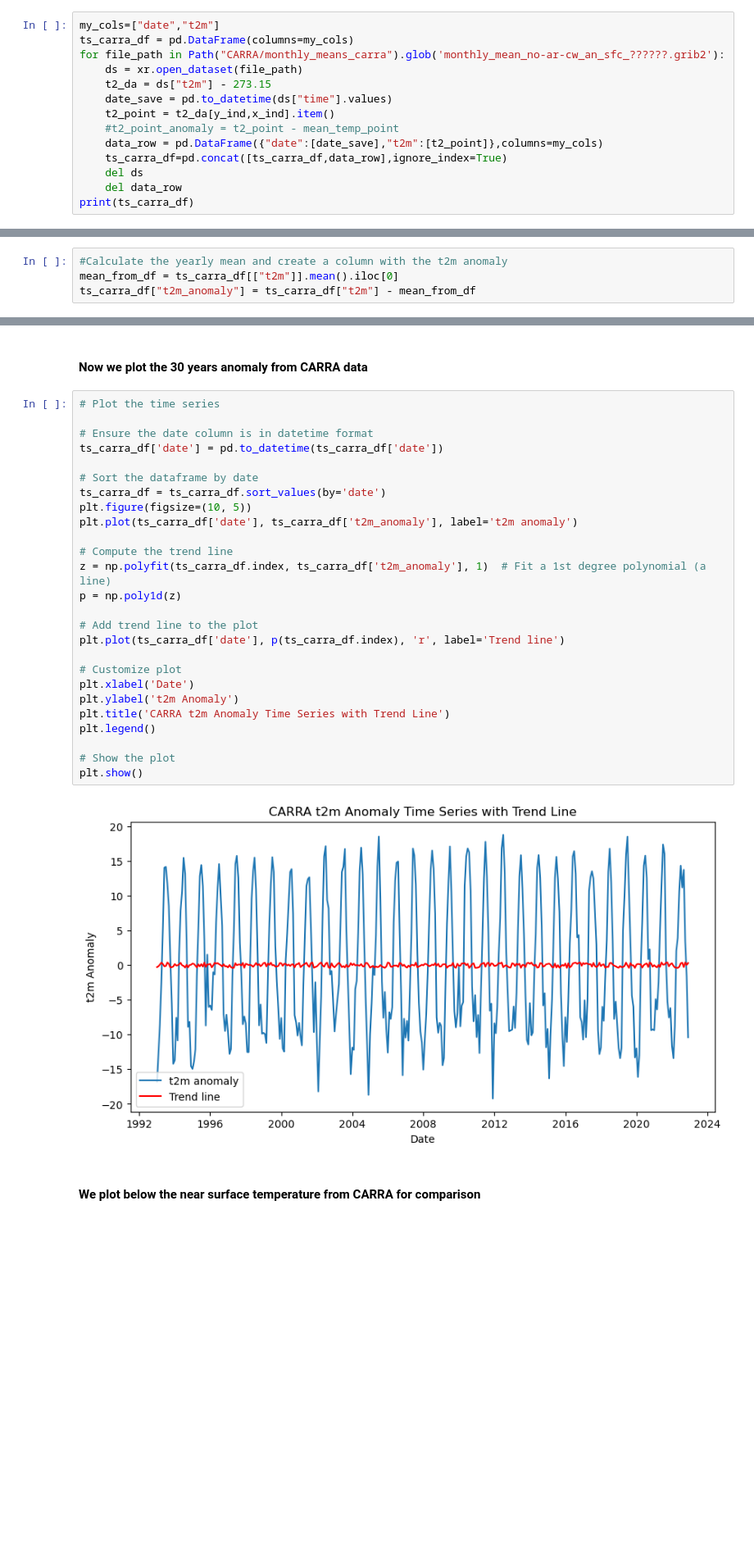
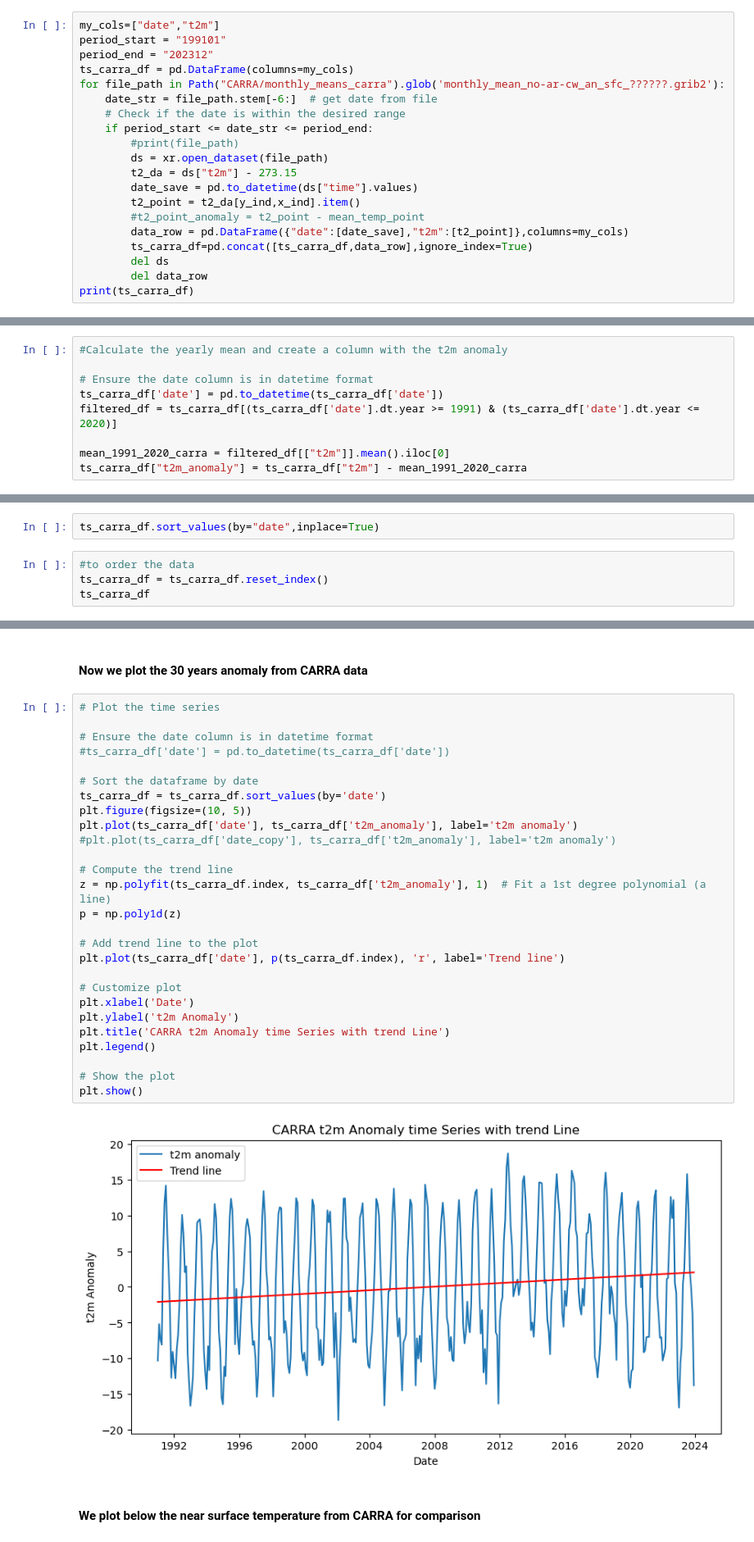
Before and after one commit to carlos9917/carra-training-c3s, a Jupyter notebook: CARRA_ERA5_time_series_anomaly.ipynb, the cells around one changed output, grey strips where cells are left out. Shown at 82% size. Saved outputs shown, nothing was run; the diff lists cells and outputs as text; blank space fills up the shorter version.

```diff
--- a/CARRA_ERA5_time_series_anomaly.ipynb
+++ b/CARRA_ERA5_time_series_anomaly.ipynb
@@ -307,17 +318,23 @@ Nearest longitude: 250.36511830484332
 #### The data is saved in columns with date and t2m (for surface temperature)
 # %%
 my_cols=["date","t2m"]
+period_start = "199101"
+period_end = "202312"
 ts_carra_df = pd.DataFrame(columns=my_cols)
 for file_path in Path("CARRA/monthly_means_carra").glob('monthly_mean_no-ar-cw_an_sfc_??????.grib2'):
-    ds = xr.open_dataset(file_path)
-    t2_da = ds["t2m"] - 273.15
-    date_save = pd.to_datetime(ds["time"].values)
-    t2_point = t2_da[y_ind,x_ind].item()
-    #t2_point_anomaly = t2_point - mean_temp_point
-    data_row = pd.DataFrame({"date":[date_save],"t2m":[t2_point]},columns=my_cols)
-    ts_carra_df=pd.concat([ts_carra_df,data_row],ignore_index=True)
-    del ds
-    del data_row
+    date_str = file_path.stem[-6:]  # get date from file
+    # Check if the date is within the desired range
+    if period_start <= date_str <= period_end:
+        #print(file_path)
+        ds = xr.open_dataset(file_path)
+        t2_da = ds["t2m"] - 273.15
+        date_save = pd.to_datetime(ds["time"].values)
+        t2_point = t2_da[y_ind,x_ind].item()
+        #t2_point_anomaly = t2_point - mean_temp_point
+        data_row = pd.DataFrame({"date":[date_save],"t2m":[t2_point]},columns=my_cols)
+        ts_carra_df=pd.concat([ts_carra_df,data_row],ignore_index=True)
+        del ds
+        del data_row
 print(ts_carra_df)
 # %% [output]
           date        t2m
@@ -337,4 +354,9 @@ print(ts_carra_df)
 # %%
 #Calculate the yearly mean and create a column with the t2m anomaly
-mean_from_df = ts_carra_df[["t2m"]].mean().iloc[0]
-ts_carra_df["t2m_anomaly"] = ts_carra_df["t2m"] - mean_from_df
+
+# Ensure the date column is in datetime format
+ts_carra_df['date'] = pd.to_datetime(ts_carra_df['date'])
+filtered_df = ts_carra_df[(ts_carra_df['date'].dt.year >= 1991) & (ts_carra_df['date'].dt.year <= 2020)]
+
+mean_1991_2020_carra = filtered_df[["t2m"]].mean().iloc[0]
+ts_carra_df["t2m_anomaly"] = ts_carra_df["t2m"] - mean_1991_2020_carra
@@ -356,0 +363,6 @@ ts_carra_df
+# %%
+ts_carra_df.sort_values(by="date",inplace=True)
+# %%
+#to order the data
+ts_carra_df = ts_carra_df.reset_index()
+ts_carra_df
@@ -362,31 +388,32 @@ We plot below a time series of the data using matplotlib
 # %%
 # Plot the time series
 
 # Ensure the date column is in datetime format
-ts_carra_df['date'] = pd.to_datetime(ts_carra_df['date'])
+#ts_carra_df['date'] = pd.to_datetime(ts_carra_df['date'])
 
 # Sort the dataframe by date
 ts_carra_df = ts_carra_df.sort_values(by='date')
 plt.figure(figsize=(10, 5))
 plt.plot(ts_carra_df['date'], ts_carra_df['t2m_anomaly'], label='t2m anomaly')
+#plt.plot(ts_carra_df['date_copy'], ts_carra_df['t2m_anomaly'], label='t2m anomaly')
 
 # Compute the trend line
 z = np.polyfit(ts_carra_df.index, ts_carra_df['t2m_anomaly'], 1)  # Fit a 1st degree polynomial (a line)
 p = np.poly1d(z)
 
 # Add trend line to the plot
 plt.plot(ts_carra_df['date'], p(ts_carra_df.index), 'r', label='Trend line')
 
 # Customize plot
 plt.xlabel('Date')
 plt.ylabel('t2m Anomaly')
-plt.title('CARRA t2m Anomaly Time Series with Trend Line')
+plt.title('CARRA t2m Anomaly time Series with trend Line')
 plt.legend()
 
 # Show the plot
 plt.show()
 # %% [output]
-[figure, old version]
+[figure, new version]
 # %% [markdown]
 #### We plot below the near surface temperature from CARRA for comparison
 # %%
```
Also changed, not shown: parts of 37 cells of this notebook.
